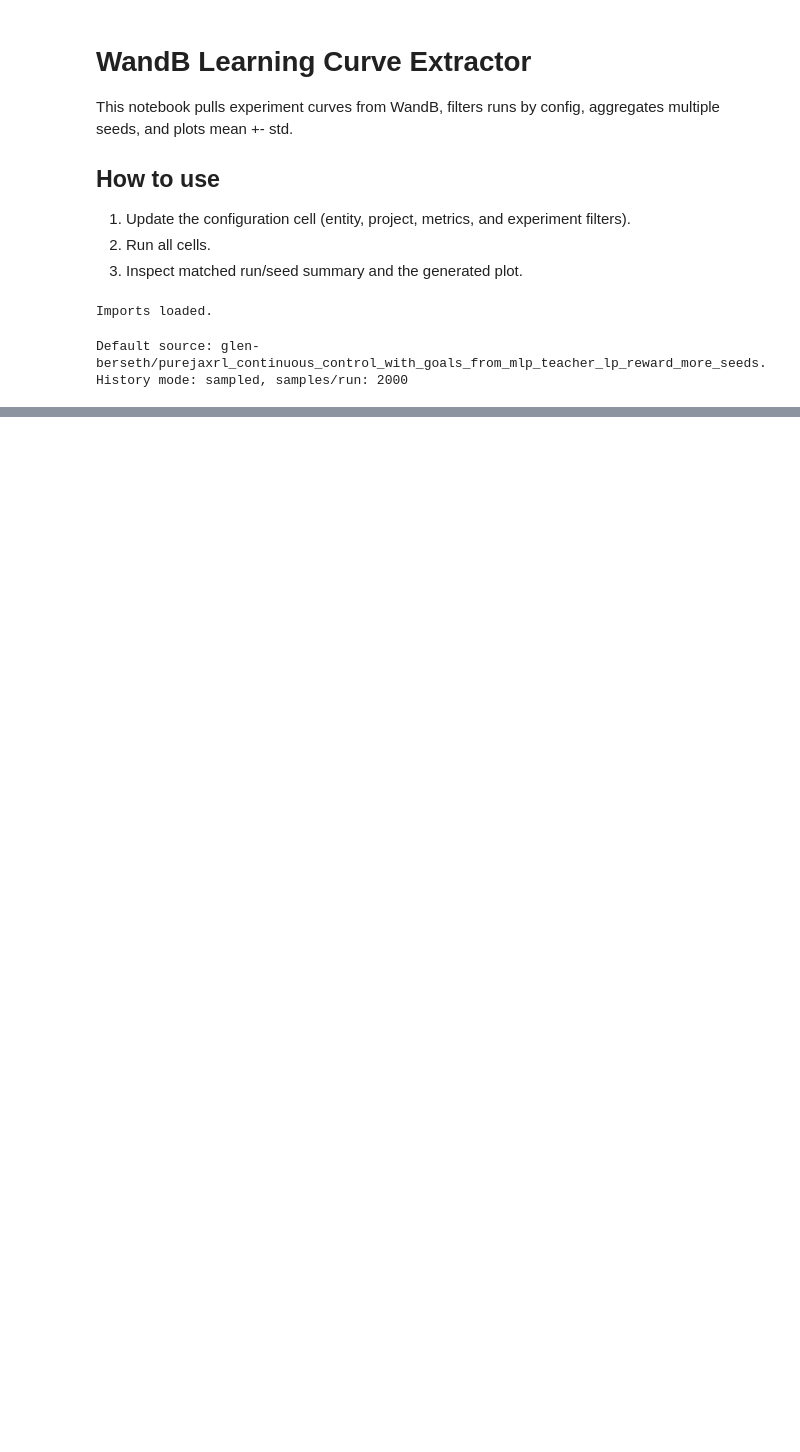
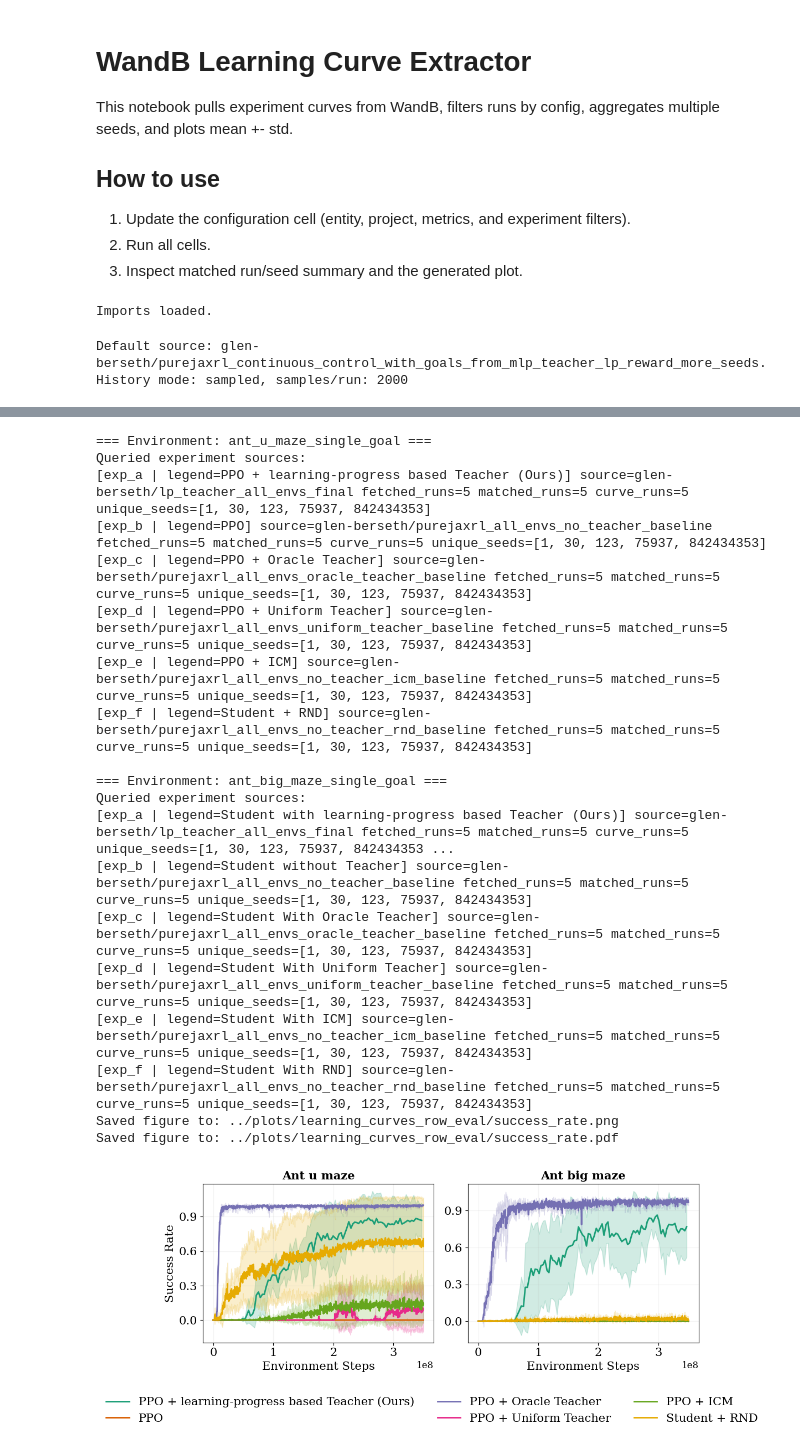
Before and after one commit to FaisalAhmed0/empowerment_agent_assistance_ppo, a Jupyter notebook: examples/wandb_learning_curve_extractor.ipynb, the cells around one changed output, grey strips where cells are left out. Saved outputs shown, nothing was run; the diff lists cells and outputs as text; code cells hidden in the pictures; blank space fills up the shorter version.

Commit message:
I made a lot of changes here mostly, investigating the generalization of the paper.

```diff
--- a/examples/wandb_learning_curve_extractor.ipynb
+++ b/examples/wandb_learning_curve_extractor.ipynb
@@ -530,0 +909,72 @@ Saved figure to: ../plots/Ant-u-maze-single-goal_eval/episodic_return.png
+# %%
+# Multi-environment row plot
+# Each environment has the same experiment schema as EXPERIMENTS above.
+ENVIRONMENTS = [
+    {
+        "name": "ant_u_maze_single_goal",
+        "experiments": ANT_U_MAZE_EXPERIMENTS,  # reuse the config-cell experiments for this env
+    },
+    {
+        "name": "ant_big_maze_single_goal",
+        "experiments": ANT_BIG_MAZE_EXPERIMENTS,
+    },
+    # {
+    #     "name": "ant_big_maze_single_goal",
+    #     "experiments": [
+    #         {
+    #             "name": "exp_a",
+    #             "legend": "Student with learning-progress based Teacher",
+    #             "project": "...",
+    #             "config_filters": {...},
+    #         },
+    #         # ... other methods for this environment ...
+    #     ],
+    # },
+]
+
+# Explicit colormap option (e.g. "tab10", "Set2", "Dark2", "viridis").
+ROW_CMAP = "Dark2"
+# Font family: None keeps matplotlib's default; try "Times New Roman" for papers.
+# ROW_FONT = None  # e.g. "Times New Roman"
+ROW_FONT = "serif"
+figSize = (10, 4)
+X_LABEL="Environment Steps"
+Y_LABEL="Success Rate"
+Y_METRIC="eval/success_rate"
+
+fig_row = plot_environments_learning_curves_row(
+    ENVIRONMENTS,
+    cmap=ROW_CMAP,
+    font=ROW_FONT,
+    font_size=15,
+    x_label=X_LABEL,
+    y_label=Y_LABEL,
+    linewidth=LINEWIDTH,
+    shade_alpha=SHADE_ALPHA,
+    save_path=f"../plots/learning_curves_row_{Y_METRIC}",
+    figsize=figSize,
+    dpi=350,
+    legend_nrows=2,
+    legend_ncols=3,  # if set, overrides legend_nrows
+)
+# %% [output]
+=== Environment: ant_u_maze_single_goal ===
+Queried experiment sources:
+[exp_a | legend=PPO + learning-progress based Teacher (Ours)] source=glen-berseth/lp_teacher_all_envs_final fetched_runs=5 matched_runs=5 curve_runs=5 unique_seeds=[1, 30, 123, 75937, 842434353]
+[exp_b | legend=PPO] source=glen-berseth/purejaxrl_all_envs_no_teacher_baseline fetched_runs=5 matched_runs=5 curve_runs=5 unique_seeds=[1, 30, 123, 75937, 842434353]
+[exp_c | legend=PPO + Oracle Teacher] source=glen-berseth/purejaxrl_all_envs_oracle_teacher_baseline fetched_runs=5 matched_runs=5 curve_runs=5 unique_seeds=[1, 30, 123, 75937, 842434353]
+[exp_d | legend=PPO + Uniform Teacher] source=glen-berseth/purejaxrl_all_envs_uniform_teacher_baseline fetched_runs=5 matched_runs=5 curve_runs=5 unique_seeds=[1, 30, 123, 75937, 842434353]
+[exp_e | legend=PPO + ICM] source=glen-berseth/purejaxrl_all_envs_no_teacher_icm_baseline fetched_runs=5 matched_runs=5 curve_runs=5 unique_seeds=[1, 30, 123, 75937, 842434353]
+[exp_f | legend=Student + RND] source=glen-berseth/purejaxrl_all_envs_no_teacher_rnd_baseline fetched_runs=5 matched_runs=5 curve_runs=5 unique_seeds=[1, 30, 123, 75937, 842434353]
+
+=== Environment: ant_big_maze_single_goal ===
+Queried experiment sources:
+[exp_a | legend=Student with learning-progress based Teacher (Ours)] source=glen-berseth/lp_teacher_all_envs_final fetched_runs=5 matched_runs=5 curve_runs=5 unique_seeds=[1, 30, 123, 75937, 842434353 ...
+[exp_b | legend=Student without Teacher] source=glen-berseth/purejaxrl_all_envs_no_teacher_baseline fetched_runs=5 matched_runs=5 curve_runs=5 unique_seeds=[1, 30, 123, 75937, 842434353]
+[exp_c | legend=Student With Oracle Teacher] source=glen-berseth/purejaxrl_all_envs_oracle_teacher_baseline fetched_runs=5 matched_runs=5 curve_runs=5 unique_seeds=[1, 30, 123, 75937, 842434353]
+[exp_d | legend=Student With Uniform Teacher] source=glen-berseth/purejaxrl_all_envs_uniform_teacher_baseline fetched_runs=5 matched_runs=5 curve_runs=5 unique_seeds=[1, 30, 123, 75937, 842434353]
+[exp_e | legend=Student With ICM] source=glen-berseth/purejaxrl_all_envs_no_teacher_icm_baseline fetched_runs=5 matched_runs=5 curve_runs=5 unique_seeds=[1, 30, 123, 75937, 842434353]
+[exp_f | legend=Student With RND] source=glen-berseth/purejaxrl_all_envs_no_teacher_rnd_baseline fetched_runs=5 matched_runs=5 curve_runs=5 unique_seeds=[1, 30, 123, 75937, 842434353]
+Saved figure to: ../plots/learning_curves_row_eval/success_rate.png
+Saved figure to: ../plots/learning_curves_row_eval/success_rate.pdf
+[figure, added]
```
Also changed, not shown: parts of 4 cells of this notebook, 24 other files.
